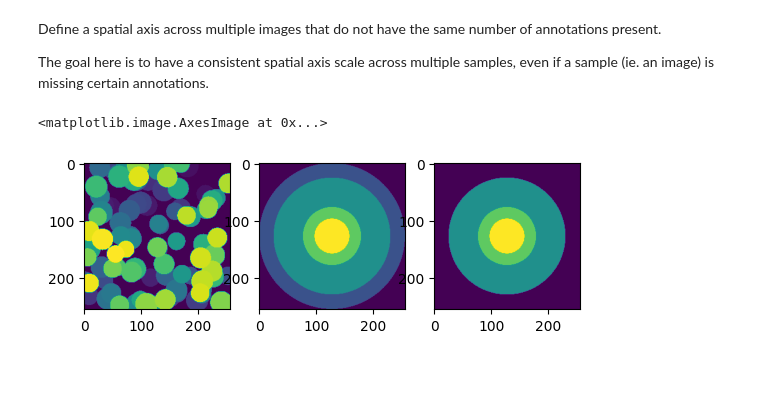
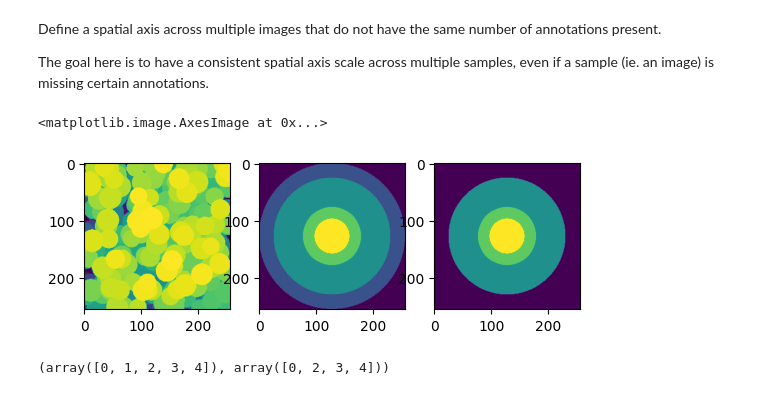
Before and after one commit to callum-jpg/spatial_axis, a Jupyter notebook: notebooks/spatial_axis_for_multiple_samples.ipynb, the cells around one changed output. Drawn from its saved outputs; the diff is of its cells as text; code cells hidden in the pictures.

```diff
--- a/notebooks/spatial_axis_for_multiple_samples.ipynb
+++ b/notebooks/spatial_axis_for_multiple_samples.ipynb
@@ -21,7 +23,7 @@ NUM_BROAD_ANNOTATION = 4
 
 shapes = random_shapely_circles(
     image_shape=IMG_SHAPE,
-    num_circles=100,
+    num_circles=500,
     min_radius=15,
     max_radius=20,
     seed=42,
@@ -32,46 +34,46 @@ labeled_shapes = rasterize(
     [(poly, label) for poly, label in labeled_shapes],
     out_shape=IMG_SHAPE,
     fill=0,  # Background value
 )
 
 broad_annotations1 = create_broad_annotation_polygons(
     image_shape=IMG_SHAPE,
     annotation_shape="circle",
     num_levels=NUM_BROAD_ANNOTATION,
     downscale_factor=[0.8, 0.5, 0.6, 0.8],
 )
 
-broad_annotations2 = create_broad_annotation_polygons(
-    image_shape=IMG_SHAPE,
-    annotation_shape="circle",
-    num_levels=NUM_BROAD_ANNOTATION - 1,
-    downscale_factor=0.5,
-)
+broad_annotations2 = broad_annotations1[:]
+broad_annotations2.pop(1)
 
 labeled_broad_annotations1 = [
     (polygon, idx) for idx, polygon in enumerate(broad_annotations1)
 ]
 labeled_broad_annotations1 = rasterize(
     [(poly, label) for poly, label in labeled_broad_annotations1],
     out_shape=IMG_SHAPE,
     fill=0,  # Background value
 )
-# labeled_broad_annotations2 = [
-#     (polygon, idx) for idx, polygon in enumerate(broad_annotations2)
-# ]
-# labeled_broad_annotations2 = rasterize(
-#     [(poly, label) for poly, label in labeled_broad_annotations2],
-#     out_shape=IMG_SHAPE,
-#     fill=0,  # Background value
-# )
 
-## Edit labeled_broad_annotations1 and remove the outer ring
+labeled_broad_annotations2 = [
+    (polygon, idx) for idx, polygon in enumerate(broad_annotations2)
+]
+labeled_broad_annotations2 = rasterize(
+    [(poly, label) for poly, label in labeled_broad_annotations2],
+    out_shape=IMG_SHAPE,
+    fill=0,  # Background value
+)
+
 labeled_broad_annotations2 = np.where(labeled_broad_annotations1 == 1, 0, labeled_broad_annotations1)
 
 fig, ax = plt.subplots(1, 3)
 ax[0].imshow(labeled_shapes)
 ax[1].imshow(labeled_broad_annotations1)
 ax[2].imshow(labeled_broad_annotations2)
 # %% [output]
 <matplotlib.image.AxesImage at 0x...>
-[figure, old version]
+[figure, new version]
+# %%
+np.unique(labeled_broad_annotations1), np.unique(labeled_broad_annotations2)
+# %% [output]
+(array([0, 1, 2, 3, 4]), array([0, 2, 3, 4]))
```
Also changed, not shown: parts of 8 cells of this notebook, 1 other file.
